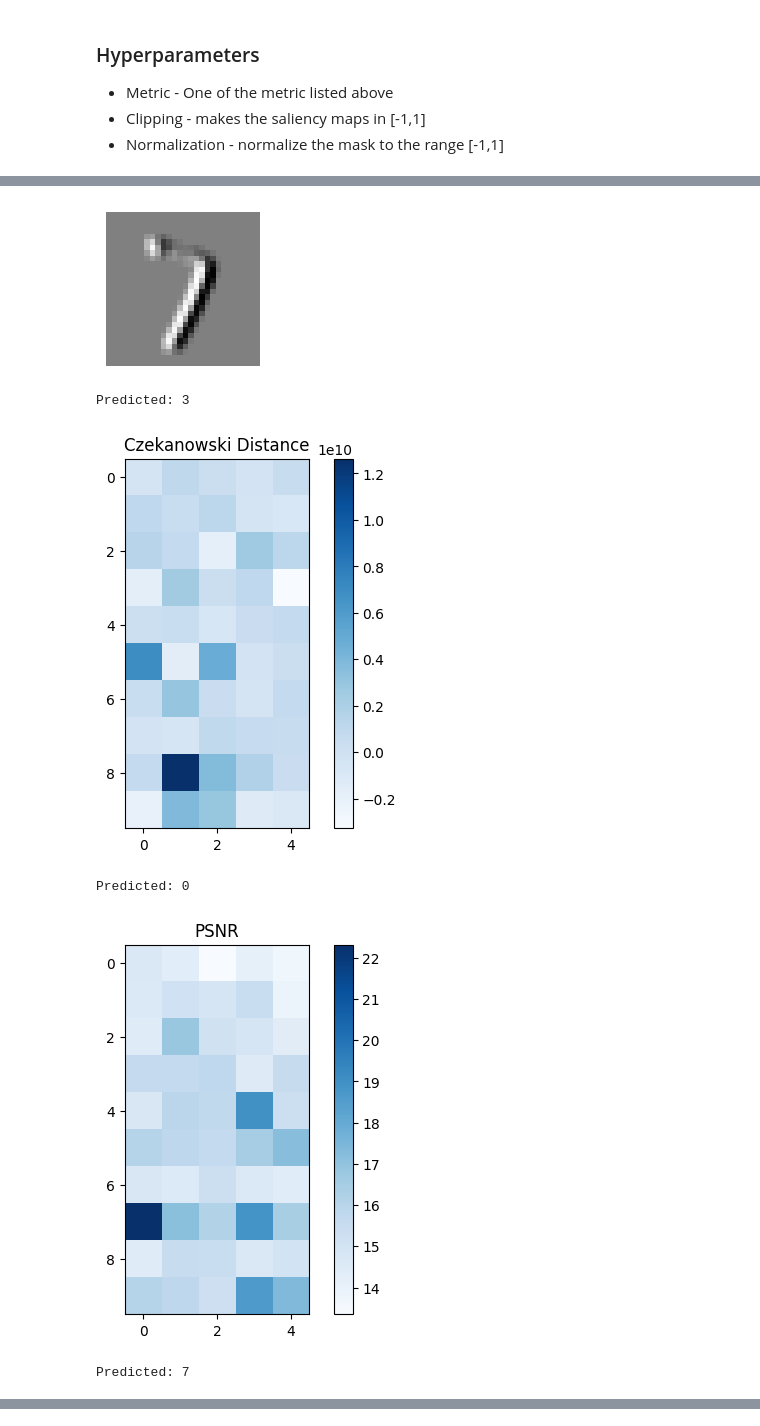
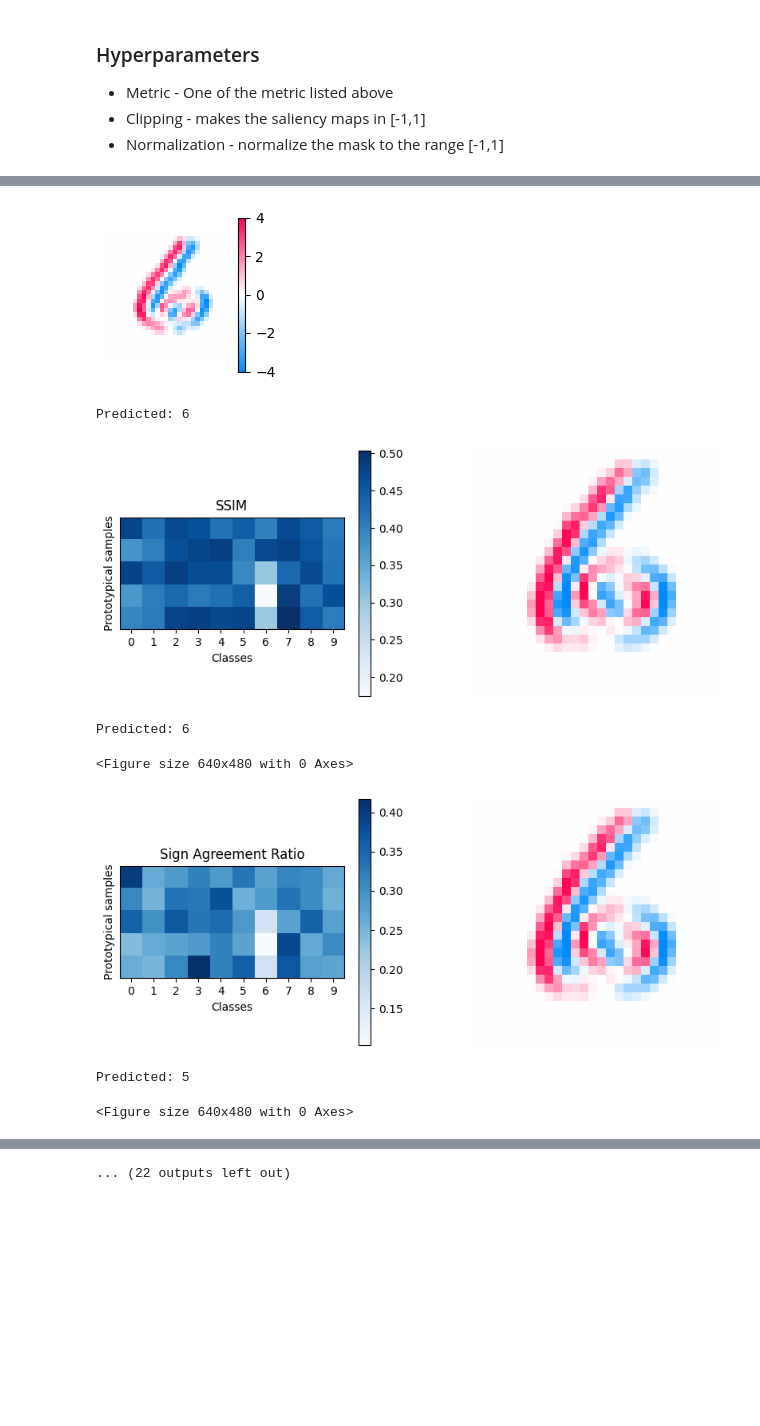
Before and after one commit to valevalerio/saliencytools, a Jupyter notebook: tutorial.ipynb, the cells around one changed output, grey strips where cells are left out. Saved outputs shown, nothing was run; the diff lists cells and outputs as text; code cells hidden in the pictures; blank space fills up the shorter version.

```diff
--- a/tutorial.ipynb
+++ b/tutorial.ipynb
@@ -89,9 +154,12 @@ This approach provides insights into how different preprocessing steps and dista
 # and store them in a numpy array
 k = 5
 prototypical_samples = np.zeros((10, k, 28, 28))
+#fix a random seed
+np.random.seed(1993)
 for i in range(10):
     found = 0
     while found < k:
+
         for idx in np.random.permutation(len(X_train)):
             image, label = X_train[idx], y_train[idx]
             #image = (np.array(image, dtype=np.float32)/255)
@@ -107,7 +175,7 @@ for j in range(k):
     for i in range(10):
         # plot the images of the same class in the same column
         plt.subplot(k, 10, j*10+i+ 1)
-        plt.imshow(prototypical_samples[i][j], cmap='gray')
+        plt.imshow(prototypical_samples[i][j], cmap=shap_cmap)
         plt.axis('off')
 plt.suptitle("Prototypical samples")
 plt.tight_layout()
@@ -283,14 +194,0 @@ saliency_metrics = [
-# %%
-cosine_distance.__name__ = "$ShapGap_{Cosine}$"
-euclidean_distance.__name__ = "$ShapGap_{L2}$"
-emd.__name__ = "Earth Mover's Distance"
-mean_absolute_error.__name__ = "MAE"
-sign_agreement_ratio.__name__ = "SAR"
-sign_distance.__name__ = "SD"
-intersection_over_union.__name__ = "IoU"
-correlation_distance.__name__ = "Correlation Distance"
-mean_squared_error.__name__ = "MSE"
-ssim.__name__ = "SSIM"
-psnr.__name__ = "PSNR"
-czenakowski_distance.__name__ = "Czekanowski Distance"
-cnn_compare.__name__ = "CNN features" # 90 minutes were not enough to compute this metric,
@@ -297,35 +273,47 @@ cnn_compare.__name__ = "CNN features" # 90 minutes were not enough to compute th
 # %%
 plt.figure(figsize=(2,2))
 random_image = X_train[np.random.randint(0, len(X_train))]
-plt.imshow(random_image, cmap='gray')
+plt.imshow(random_image,cmap=shap_cmap)
+plt.colorbar()
 plt.axis('off')
 plt.show()
 # test the metrics with a random image
 def test_on_proto(im,metr):
     distances = np.zeros(shape=(10, k))
     for j,p in enumerate(prototypical_samples):
         for i,p_ in enumerate(p):
             #print(f"{metr.__name__}: {metr(im, p_)}")
             distances[j][i] = metr(im, p_)
-
     closest = np.argmin(distances.min(axis=1
                                       ), axis=0)
+    sample_idx = distances[closest].argmin()
 
     print(f"Predicted: {closest}")
-    # plot the image
+    # plot the image in the first column and in the second column place the closest image
+    plt.figure(figsize=(10,4))
+    plt.subplot(1, 2, 2)
+    plt.imshow(prototypical_samples[closest][sample_idx], cmap=shap_cmap)
+    plt.axis('off')
+    plt.subplot(1, 2, 1)
 
-    plt.imshow(distances, cmap="Blues")
+    plt.imshow(distances.T, cmap="Blues")
+    plt.ylabel("Prototypical samples")
+    plt.xlabel("Classes")
+    plt.xticks(np.arange(10), np.arange(10))
+    plt.yticks([],[])
     plt.colorbar()
     plt.title(f"{metr.__name__}")
     plt.show()
     plt.clf()
 
 for metric in saliency_metrics:
     test_on_proto(random_image, metric)
 # %% [output]
-[figure, old version]
+[figure, new version]
-Predicted: 3
+Predicted: 6
-[figure, old version]
+[figure, new version]
-Predicted: 0
+Predicted: 6
+<Figure size 640x480 with 0 Axes>
-[figure, old version]
+[figure, new version]
-Predicted: 7
+Predicted: 5
+<Figure size 640x480 with 0 Axes>
@@ -339,3 +324,4 @@ Predicted: 4
+... (22 outputs left out)
 # %%
 class KNNImages:
     def __init__(self,metric_function, prototypical_samples,
```
Also changed, not shown: parts of 26 cells of this notebook, 5 other files.
